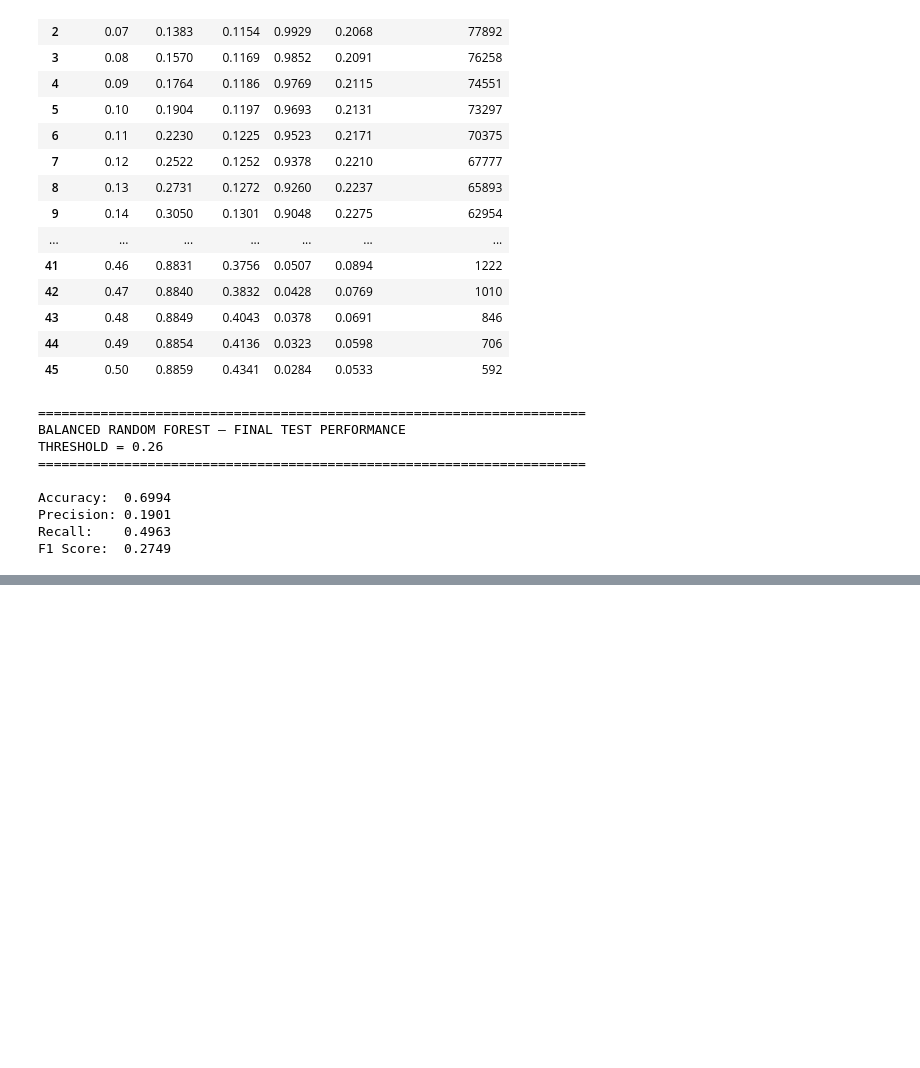
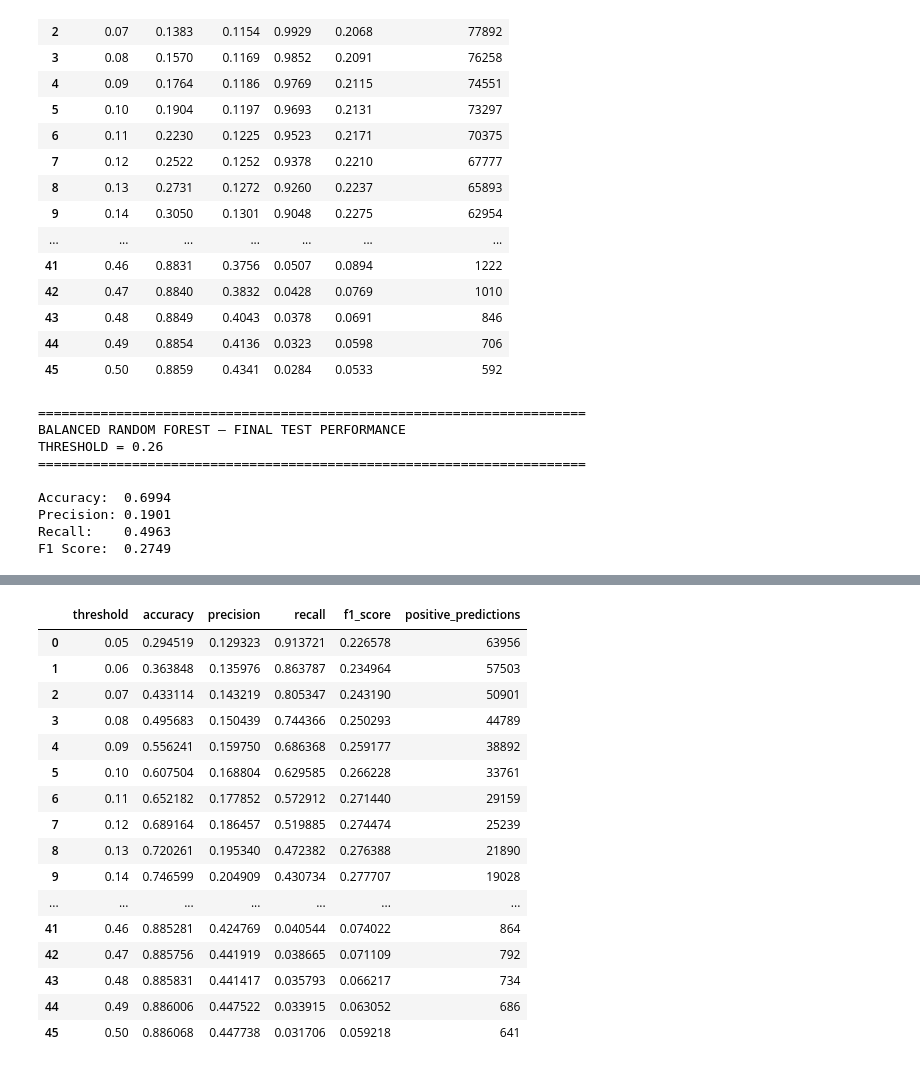
Before and after one commit to amanchaurasia512/diabetes-130-hospitals, a Jupyter notebook: Notebook/04_machine_learning_modeling.ipynb, the cells around one changed output, grey strips where cells are left out. Drawn from its saved outputs; the diff is of its cells as text; code cells hidden in the pictures; blank space fills up the shorter version.

```diff
--- a/Notebook/04_machine_learning_modeling.ipynb
+++ b/Notebook/04_machine_learning_modeling.ipynb
@@ -5012,0 +5945,69 @@ F1 Score:  0.2749
+# %%
+from sklearn.metrics import (
+    accuracy_score,
+    precision_score,
+    recall_score,
+    f1_score
+)
+
+print("=" * 70)
+print("BASELINE XGBOOST")
+print("OOF THRESHOLD ANALYSIS")
+print("=" * 70)
+
+
+oof_threshold_results_xgb = []
+
+thresholds = np.arange(
+    0.05,
+    0.51,
+    0.01
+)
+
+
+for threshold in thresholds:
+
+    y_pred_oof_threshold = (
+        oof_prob_baseline_xgb >= threshold
+    ).astype(int)
+
+
+    oof_threshold_results_xgb.append({
+
+        "threshold": threshold,
+
+        "accuracy": accuracy_score(
+            y_train,
+            y_pred_oof_threshold
+        ),
+
+        "precision": precision_score(
+            y_train,
+            y_pred_oof_threshold,
+            zero_division=0
+        ),
+
+        "recall": recall_score(
+            y_train,
+            y_pred_oof_threshold,
+            zero_division=0
+        ),
+
+        "f1_score": f1_score(
+            y_train,
+            y_pred_oof_threshold,
+            zero_division=0
+        ),
+
+        "positive_predictions": (
+            y_pred_oof_threshold.sum()
+        )
+    })
+
+
+oof_threshold_results_xgb_df = pd.DataFrame(
+    oof_threshold_results_xgb
+)
+
+oof_threshold_results_xgb_df
+# %% [output]
@@ -5012,0 +6018,17 @@ F1 Score:  0.2749
+|  | threshold | accuracy | precision | recall | f1_score | positive_predictions |
+| 0 | 0.05 | 0.294519 | 0.129323 | 0.913721 | 0.226578 | 63956 |
+| 1 | 0.06 | 0.363848 | 0.135976 | 0.863787 | 0.234964 | 57503 |
+| 2 | 0.07 | 0.433114 | 0.143219 | 0.805347 | 0.243190 | 50901 |
+| 3 | 0.08 | 0.495683 | 0.150439 | 0.744366 | 0.250293 | 44789 |
+| 4 | 0.09 | 0.556241 | 0.159750 | 0.686368 | 0.259177 | 38892 |
+| 5 | 0.10 | 0.607504 | 0.168804 | 0.629585 | 0.266228 | 33761 |
+| 6 | 0.11 | 0.652182 | 0.177852 | 0.572912 | 0.271440 | 29159 |
+| 7 | 0.12 | 0.689164 | 0.186457 | 0.519885 | 0.274474 | 25239 |
+| 8 | 0.13 | 0.720261 | 0.195340 | 0.472382 | 0.276388 | 21890 |
+| 9 | 0.14 | 0.746599 | 0.204909 | 0.430734 | 0.277707 | 19028 |
+| ... | ... | ... | ... | ... | ... | ... |
+| 41 | 0.46 | 0.885281 | 0.424769 | 0.040544 | 0.074022 | 864 |
+| 42 | 0.47 | 0.885756 | 0.441919 | 0.038665 | 0.071109 | 792 |
+| 43 | 0.48 | 0.885831 | 0.441417 | 0.035793 | 0.066217 | 734 |
+| 44 | 0.49 | 0.886006 | 0.447522 | 0.033915 | 0.063052 | 686 |
+| 45 | 0.50 | 0.886068 | 0.447738 | 0.031706 | 0.059218 | 641 |
```
Also changed, not shown: parts of 26 cells of this notebook.
